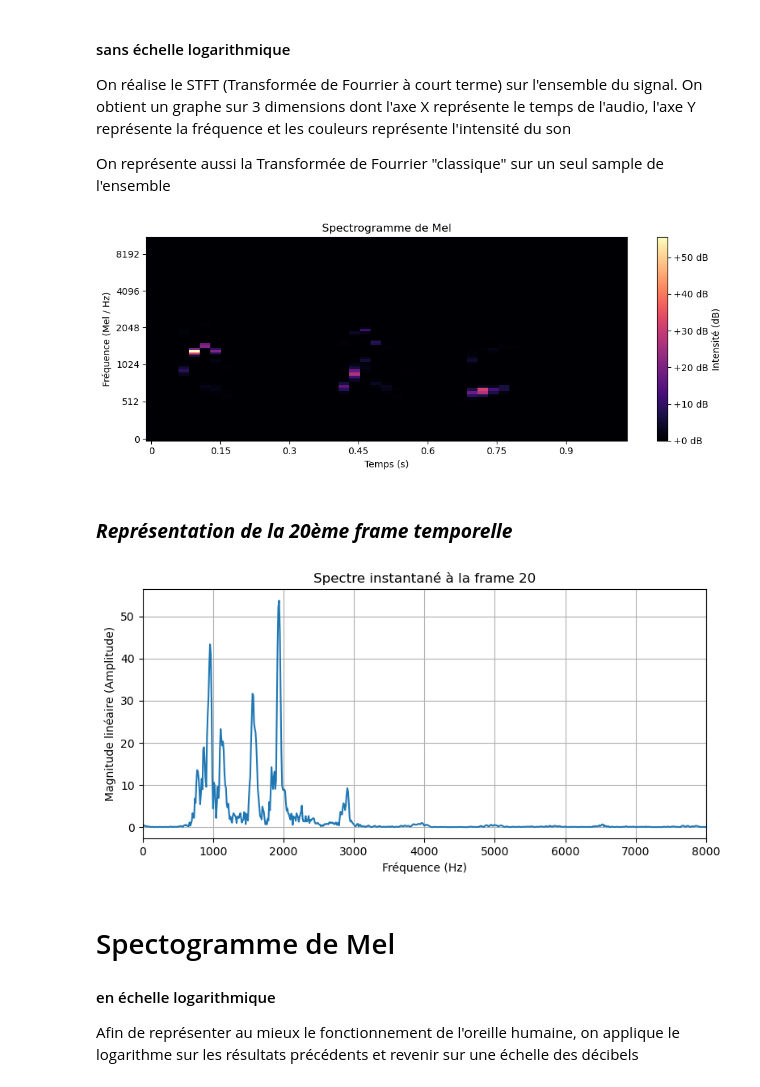
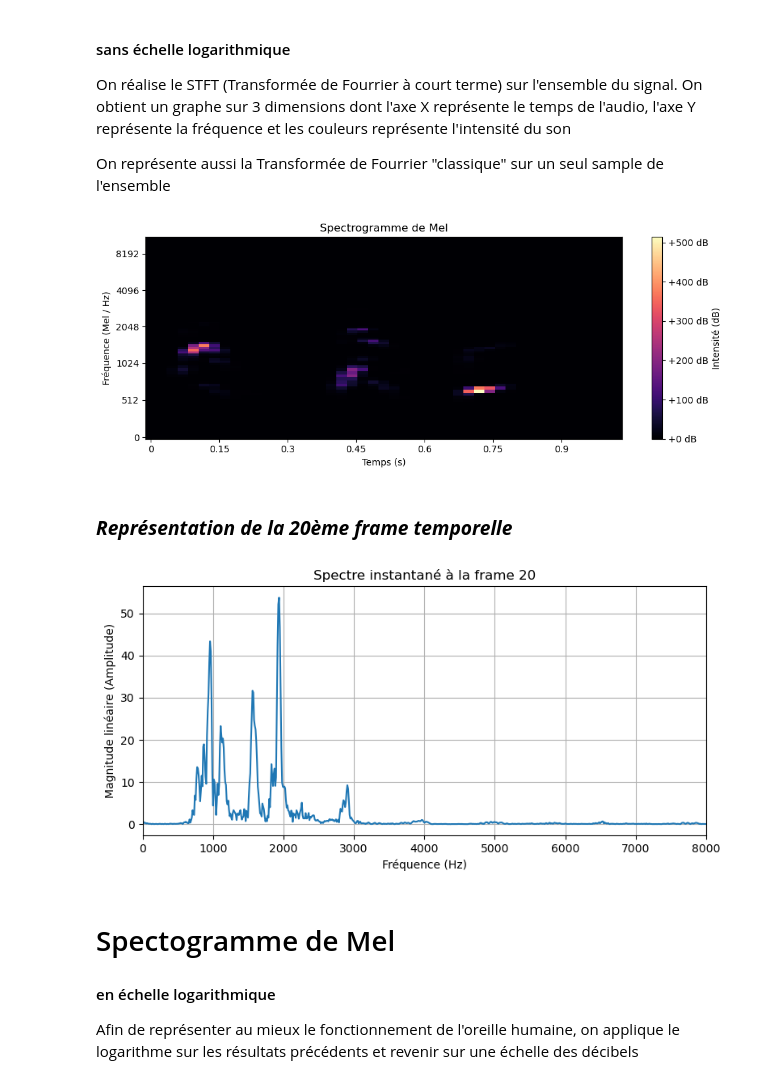
Before and after one commit to Ktryas/Speech-Based-Age-Estimation-Model, a Jupyter notebook: Projet.ipynb, the cells around one changed output. Saved outputs shown, nothing was run; the diff lists cells and outputs as text; code cells hidden in the pictures.

```diff
--- a/Projet.ipynb
+++ b/Projet.ipynb
@@ -55,8 +55,10 @@ On réalise le STFT (Transformée de Fourrier à court terme) sur l'ensemble du
 
 On représente aussi la Transformée de Fourrier "classique" sur un seul sample de l'ensemble
 # %%
-mel_spectrogram = librosa.feature.melspectrogram(y=y, sr=sr, n_fft=512, hop_length=512, n_mels=80)
-
+mel_spectrogram = librosa.feature.melspectrogram(y=y, sr=sr, n_fft=2048, hop_length=512, n_mels=80)
+# Pour le chevauchement, on utilise un hop_length de 512 échantillons (environ 23 ms à 22 kHz)
+# tandis que la taille de la fenêtre (n_fft) est de 2048 échantillons (environ 93 ms à 22 kHz).
+# Cela permet d'obtenir une bonne résolution temporelle tout en conservant une résolution fréquentielle suffisante pour capturer les caractéristiques importantes du signal audio.
 
 plt.figure(figsize=(10,4))
 librosa.display.specshow(
@@ -68,34 +70,34 @@ librosa.display.specshow(
 )
 plt.colorbar(format='%+2.0f dB', label='Intensité (dB)')
 plt.title("Spectrogramme de Mel")
 plt.xlabel("Temps (s)")
 plt.ylabel("Fréquence (Mel / Hz)")
 plt.tight_layout()
 plt.show()
 
 
 
 display(Markdown('### ***Représentation de la 20ème frame temporelle***'))
 
 stft = librosa.stft(y, n_fft=2048, hop_length=512)
 magnitude = np.abs(stft)
 
 
 frame_idx = 20
 instant_spectrum = magnitude[:, frame_idx]
 
 freq_bins = librosa.fft_frequencies(sr=sr, n_fft=2048)
 
 plt.figure(figsize=(9, 4))
 plt.plot(freq_bins, instant_spectrum)
 plt.title(f"Spectre instantané à la frame {frame_idx}")
 plt.xlabel("Fréquence (Hz)")
 plt.ylabel("Magnitude linéaire (Amplitude)")
 plt.xlim(0, 8000)
 plt.grid(True)
 plt.show()
 # %% [output]
-[figure, old version]
+[figure, new version]
 ### ***Représentation de la 20ème frame temporelle***
 [figure]
 # %% [markdown]
```
Also changed, not shown: parts of 1 cell of this notebook, 1 other file.
